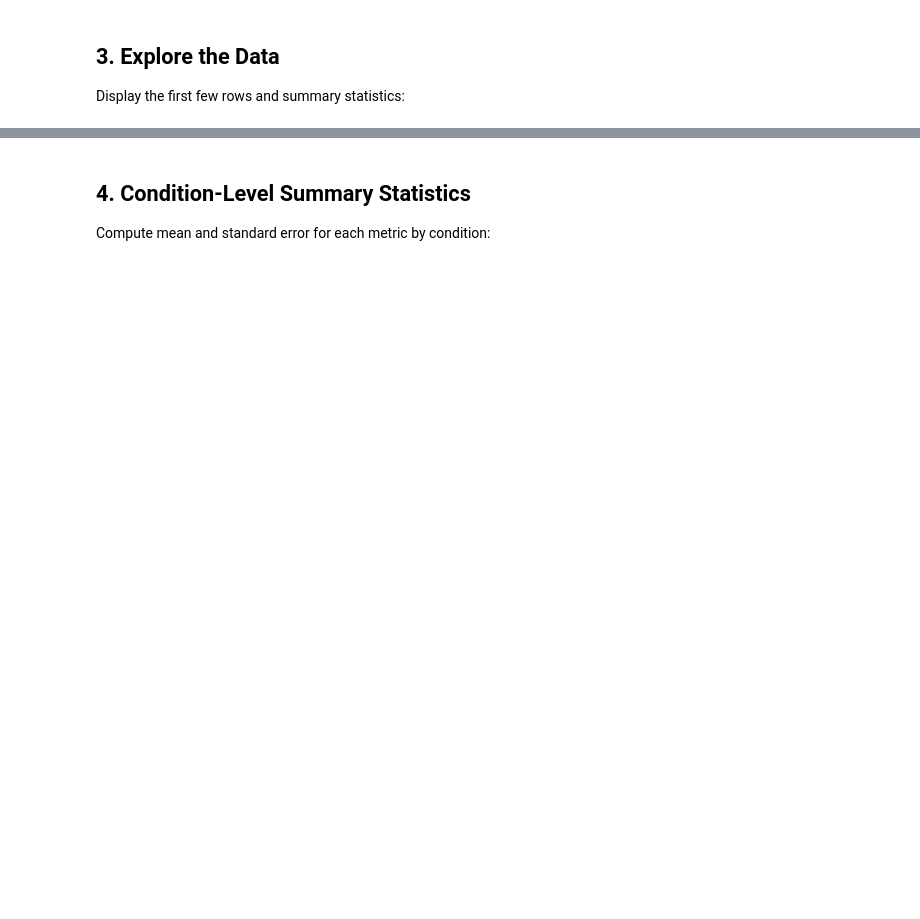
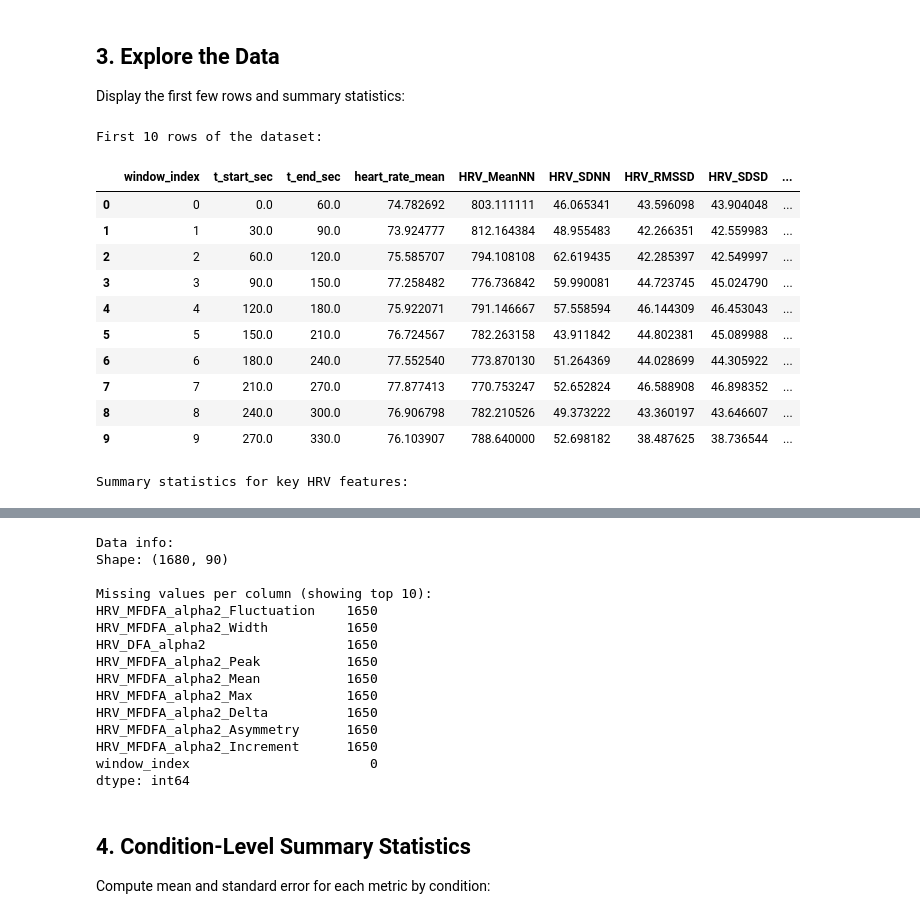
Before and after one commit to MInD-Laboratory/MATB-Workload-Classification-Facial-Pose-Data, a Jupyter notebook: ecg/ecg_analysis.ipynb, the cells around one changed output, grey strips where cells are left out. Cells and saved outputs as stored; diff of their text form; code cells hidden in the pictures; blank space fills up the shorter version.

```diff
--- a/ecg/ecg_analysis.ipynb
+++ b/ecg/ecg_analysis.ipynb
@@ -48,19 +54,33 @@ Display the first few rows and summary statistics:
 # %%
 # Display first few rows
 print("First 10 rows of the dataset:")
 display(all_features_df.head(10))
 
 # Display summary statistics for key HRV features
-key_features = ['HRV_MeanNN', 'HRV_SDNN', 'HRV_RMSSD', 'HRV_pNN50',
+key_features = ['heart_rate_mean', 'HRV_MeanNN', 'HRV_SDNN', 'HRV_RMSSD', 'HRV_pNN50',
                 'HRV_LF', 'HRV_HF', 'HRV_LFHF', 'HRV_SD1', 'HRV_SD2']
 available_features = [f for f in key_features if f in all_features_df.columns]
 
 print("\nSummary statistics for key HRV features:")
 display(all_features_df[available_features].describe())
 
 # Display data types and missing values
 print("\nData info:")
 print(f"Shape: {all_features_df.shape}")
 print(f"\nMissing values per column (showing top 10):")
 missing_counts = all_features_df.isnull().sum().sort_values(ascending=False)
 print(missing_counts.head(10))
+# %% [output]
+First 10 rows of the dataset:
+|  | window_index | t_start_sec | t_end_sec | heart_rate_mean | HRV_MeanNN | HRV_SDNN | HRV_RMSSD | HRV_SDSD | ... |
+| 0 | 0 | 0.0 | 60.0 | 74.782692 | 803.111111 | 46.065341 | 43.596098 | 43.904048 | ... |
+| 1 | 1 | 30.0 | 90.0 | 73.924777 | 812.164384 | 48.955483 | 42.266351 | 42.559983 | ... |
+| 2 | 2 | 60.0 | 120.0 | 75.585707 | 794.108108 | 62.619435 | 42.285397 | 42.549997 | ... |
+| 3 | 3 | 90.0 | 150.0 | 77.258482 | 776.736842 | 59.990081 | 44.723745 | 45.024790 | ... |
+| 4 | 4 | 120.0 | 180.0 | 75.922071 | 791.146667 | 57.558594 | 46.144309 | 46.453043 | ... |
+| 5 | 5 | 150.0 | 210.0 | 76.724567 | 782.263158 | 43.911842 | 44.802381 | 45.089988 | ... |
+| 6 | 6 | 180.0 | 240.0 | 77.552540 | 773.870130 | 51.264369 | 44.028699 | 44.305922 | ... |
+| 7 | 7 | 210.0 | 270.0 | 77.877413 | 770.753247 | 52.652824 | 46.588908 | 46.898352 | ... |
+| 8 | 8 | 240.0 | 300.0 | 76.906798 | 782.210526 | 49.373222 | 43.360197 | 43.646607 | ... |
+| 9 | 9 | 270.0 | 330.0 | 76.103907 | 788.640000 | 52.698182 | 38.487625 | 38.736544 | ... |
+Summary statistics for key HRV features:
@@ -67,3 +96,18 @@ print(missing_counts.head(10))
+Data info:
+Shape: (1680, 90)
+
+Missing values per column (showing top 10):
+HRV_MFDFA_alpha2_Fluctuation    1650
+HRV_MFDFA_alpha2_Width          1650
+HRV_DFA_alpha2                  1650
+HRV_MFDFA_alpha2_Peak           1650
+HRV_MFDFA_alpha2_Mean           1650
+HRV_MFDFA_alpha2_Max            1650
+HRV_MFDFA_alpha2_Delta          1650
+HRV_MFDFA_alpha2_Asymmetry      1650
+HRV_MFDFA_alpha2_Increment      1650
+window_index                       0
+dtype: int64
 # %% [markdown]
 ## 4. Condition-Level Summary Statistics
 
```
Also changed, not shown: parts of 7 cells of this notebook, 20 other files.
